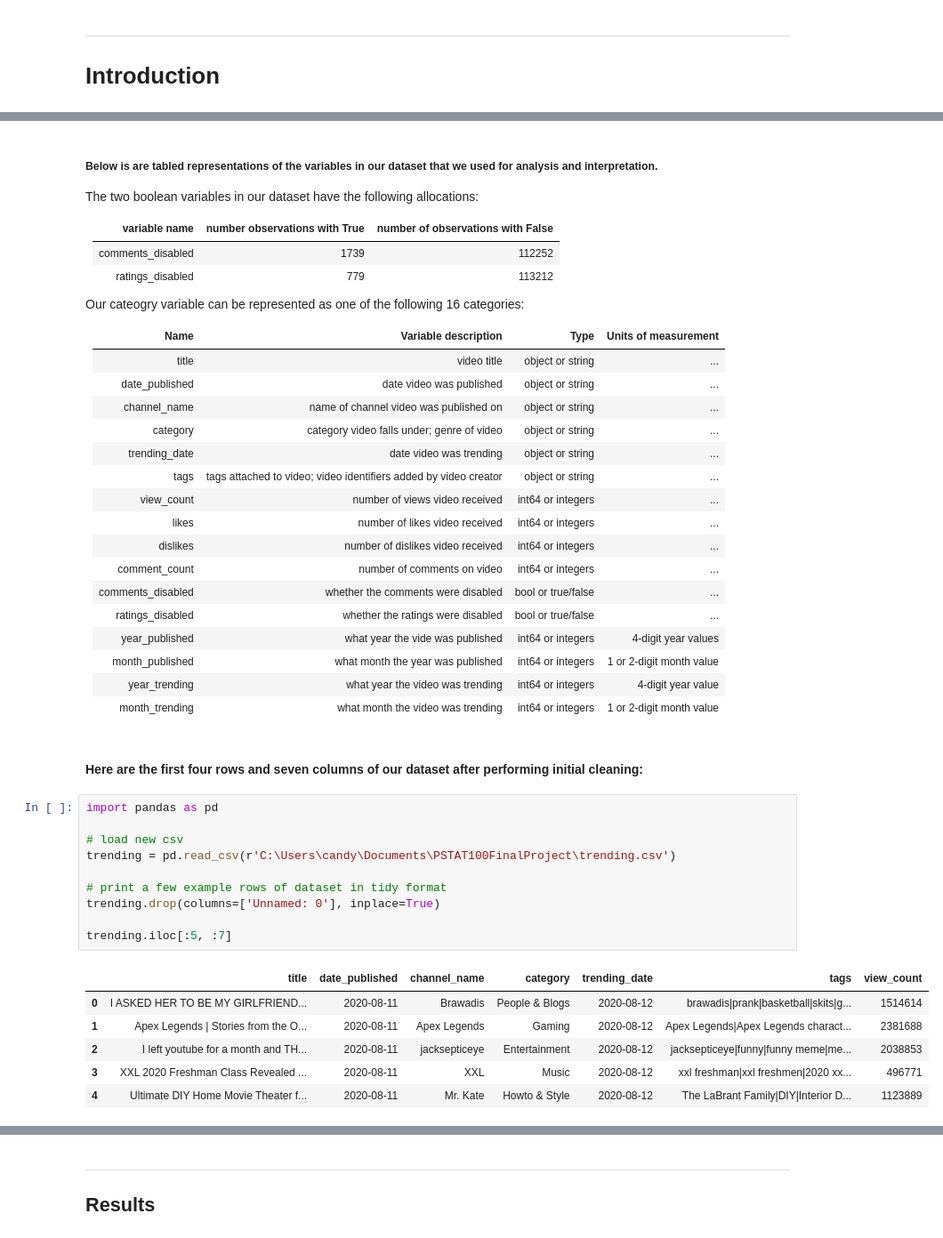
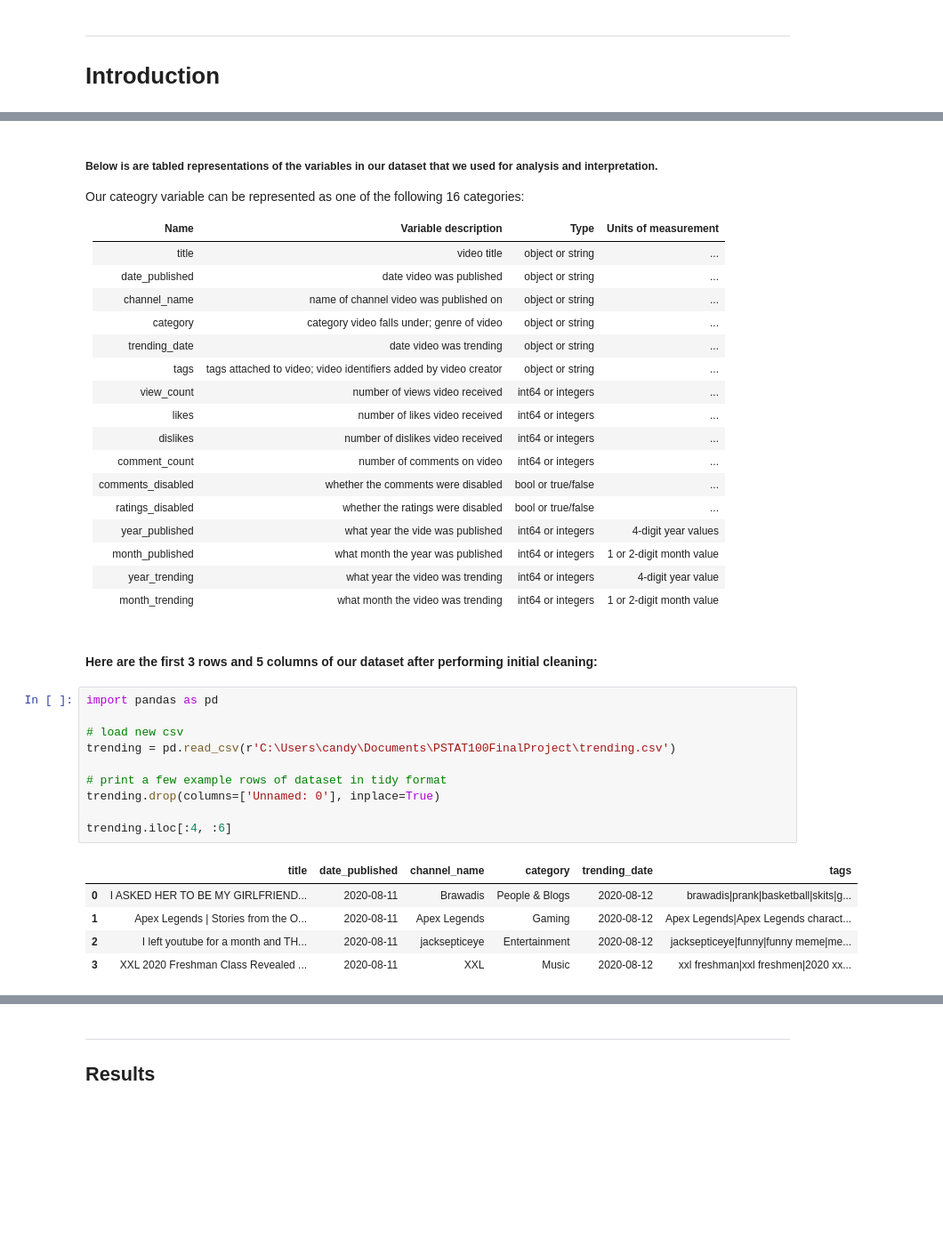
Before and after one commit to booleank/PSTAT100FinalProject, a Jupyter notebook: project-final-report.ipynb, the cells around one changed output, grey strips where cells are left out. Shown at 89% size. Cells and saved outputs as stored; diff of their text form; blank space fills up the shorter version.

```diff
--- a/project-final-report.ipynb
+++ b/project-final-report.ipynb
@@ -58,13 +51,6 @@ Our dataset consists of 16 columns and 113391 rows. Each row is an observation r
 As we observed our dataset, we found some cool things. The most viewed and liked video is "Butter" by BTS ( a iconic KPOP songs). In fact, we see KPOP music in the top charts quite often. Curious as to which genres are most popular, we found that music, entertainment, and gaming tend to have a highest amount of view counts and likes.
 # %% [markdown]
 ##### Below is are tabled representations of the variables in our dataset that we used for analysis and interpretation.
-
-The two boolean variables in our dataset have the following allocations:
-
-variable name | number observations with True | number of observations with False
----|---|---
-comments_disabled | 1739 | 112252
-ratings_disabled | 779 | 113212
 
 Our cateogry variable can be represented as one of the following 16 categories:
 
@@ -87,21 +73,20 @@ month_published | what month the year was published | int64 or integers | 1 or 2
 year_trending | what year the video was trending | int64 or integers | 4-digit year value
 month_trending | what month the video was trending | int64 or integers | 1 or 2-digit month value
 # %% [markdown]
-#### Here are the first four rows and seven columns of our dataset after performing initial cleaning:
+#### Here are the first 3 rows and 5 columns of our dataset after performing initial cleaning:
 # %%
 import pandas as pd
 
 # load new csv
 trending = pd.read_csv(r'C:\Users\candy\Documents\PSTAT100FinalProject\trending.csv')
 
 # print a few example rows of dataset in tidy format
 trending.drop(columns=['Unnamed: 0'], inplace=True)
 
-trending.iloc[:5, :7]
+trending.iloc[:4, :6]
 # %% [output]
-|  | title | date_published | channel_name | category | trending_date | tags | view_count |
-| 0 | I ASKED HER TO BE MY GIRLFRIEND... | 2020-08-11 | Brawadis | People & Blogs | 2020-08-12 | brawadis|prank|basketball|skits|g... | 1514614 |
-| 1 | Apex Legends | Stories from the O... | 2020-08-11 | Apex Legends | Gaming | 2020-08-12 | Apex Legends|Apex Legends charact... | 2381688 |
-| 2 | I left youtube for a month and TH... | 2020-08-11 | jacksepticeye | Entertainment | 2020-08-12 | jacksepticeye|funny|funny meme|me... | 2038853 |
-| 3 | XXL 2020 Freshman Class Revealed ... | 2020-08-11 | XXL | Music | 2020-08-12 | xxl freshman|xxl freshmen|2020 xx... | 496771 |
-| 4 | Ultimate DIY Home Movie Theater f... | 2020-08-11 | Mr. Kate | Howto & Style | 2020-08-12 | The LaBrant Family|DIY|Interior D... | 1123889 |
+|  | title | date_published | channel_name | category | trending_date | tags |
+| 0 | I ASKED HER TO BE MY GIRLFRIEND... | 2020-08-11 | Brawadis | People & Blogs | 2020-08-12 | brawadis|prank|basketball|skits|g... |
+| 1 | Apex Legends | Stories from the O... | 2020-08-11 | Apex Legends | Gaming | 2020-08-12 | Apex Legends|Apex Legends charact... |
+| 2 | I left youtube for a month and TH... | 2020-08-11 | jacksepticeye | Entertainment | 2020-08-12 | jacksepticeye|funny|funny meme|me... |
+| 3 | XXL 2020 Freshman Class Revealed ... | 2020-08-11 | XXL | Music | 2020-08-12 | xxl freshman|xxl freshmen|2020 xx... |
```
Also changed, not shown: parts of 10 cells of this notebook.
